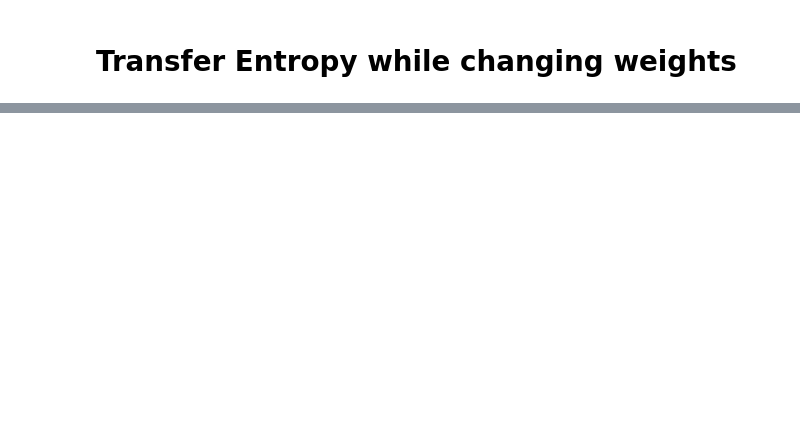
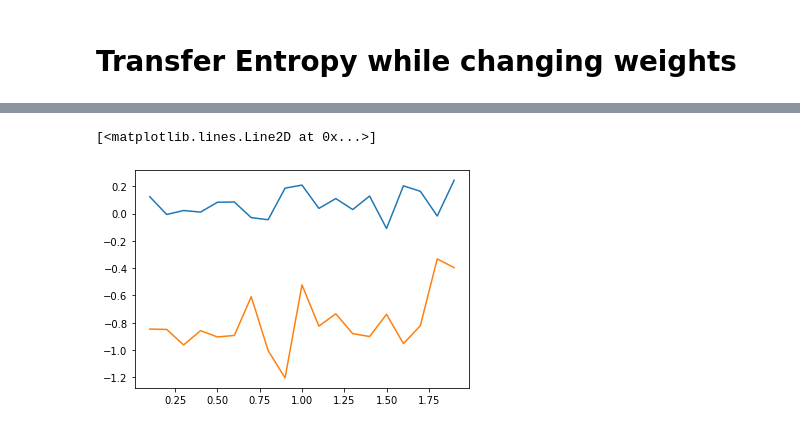
Before and after one commit to hegdenischay/NEURONNet, a Jupyter notebook: Automation/Complete_Network_Transfer_Entropy.ipynb, the cells around one changed output, grey strips where cells are left out. Cells and saved outputs as stored; diff of their text form; code cells hidden in the pictures; blank space fills up the shorter version.

```diff
--- a/Automation/Complete_Network_Transfer_Entropy.ipynb
+++ b/Automation/Complete_Network_Transfer_Entropy.ipynb
@@ -397,14 +400,41 @@ def learn():
 # Transfer Entropy while changing weights
 # %%
 from copent import transent
+# import the threading module
+import threading
+
 M1Arr = []
 M2Arr = []
-for M1weight in range(0.1, 2, 0.1):
-    L1 = LATERAL(sets,weights)
+
+class CalculateTransEnt(threading.Thread):
+    def __init__(self, resList, arg1, arg2):
+        threading.Thread.__init__(self)
+        self.resList = resList
+        self.arg1 = arg1
+        self.arg2 = arg2
+
+        # helper function to execute the threads
+    def run(self):
+        print("working on", self.arg1)
+        self.resList.append(transent(list(self.arg1)[::5],list(self.arg2)[::5],2))
+
+for M1weight in np.arange(0.1, 2, 0.1):
+    L1 = LATERAL(size,weights)
     for i in range(len(L1.sets)):
-        L1.sets[0].nc4.weights[0] = M1weight
+        L1.sets[0].nc4.weight[0] = M1weight
     learn()
     M1Voltage = h.Vector().record(L1.sets[0].M1.axon(0.5)._ref_v)
     M2Voltage = h.Vector().record(L1.sets[0].M2.axon(0.5)._ref_v)
-    M1Arr.append(transent(M1Voltage, M2Voltage, 2))
-    M2Arr.append(transent(M2Voltage, M1Voltage, 2))
+    h.finitialize(-70*mV)
+    h.continuerun(300*ms)
+    thread1 = CalculateTransEnt(M1Arr, M1Voltage, M2Voltage)
+    thread2 = CalculateTransEnt(M2Arr, M2Voltage, M1Voltage)
+
+    thread1.start()
+    print("M1M2 started")
+    thread2.start()
+    print("M2M1 started")
+    thread1.join()
+    print("M1 done")
+    thread2.join()
+    print("M2 done")
@@ -411,4 +491,7 @@ for M1weight in range(0.1, 2, 0.1):
 # %%
 from matplotlib import pyplot as plt
-plt.plot(range(0.1,2,0.1),M1Arr)
-plt.plot(range(0.1,2,0.1),M2Arr)
+plt.plot(np.arange(0.1,2,0.1),M1Arr)
+plt.plot(np.arange(0.1,2,0.1),M2Arr)
+# %% [output]
+[<matplotlib.lines.Line2D at 0x...>]
+[figure, added]
```
Also changed, not shown: parts of 2 cells of this notebook.
